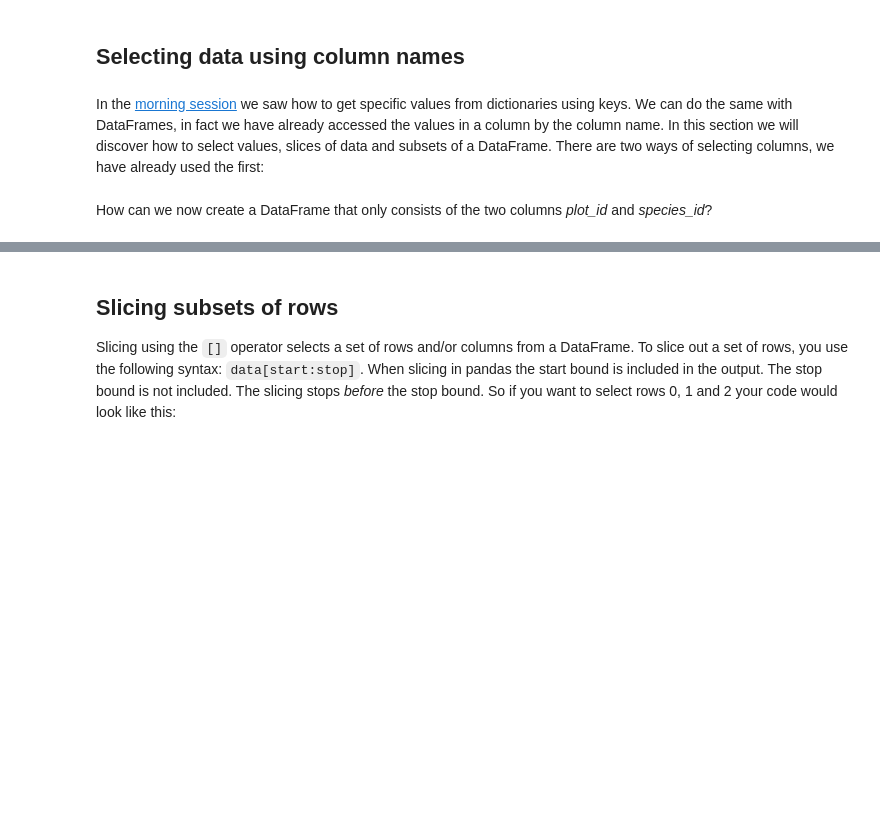
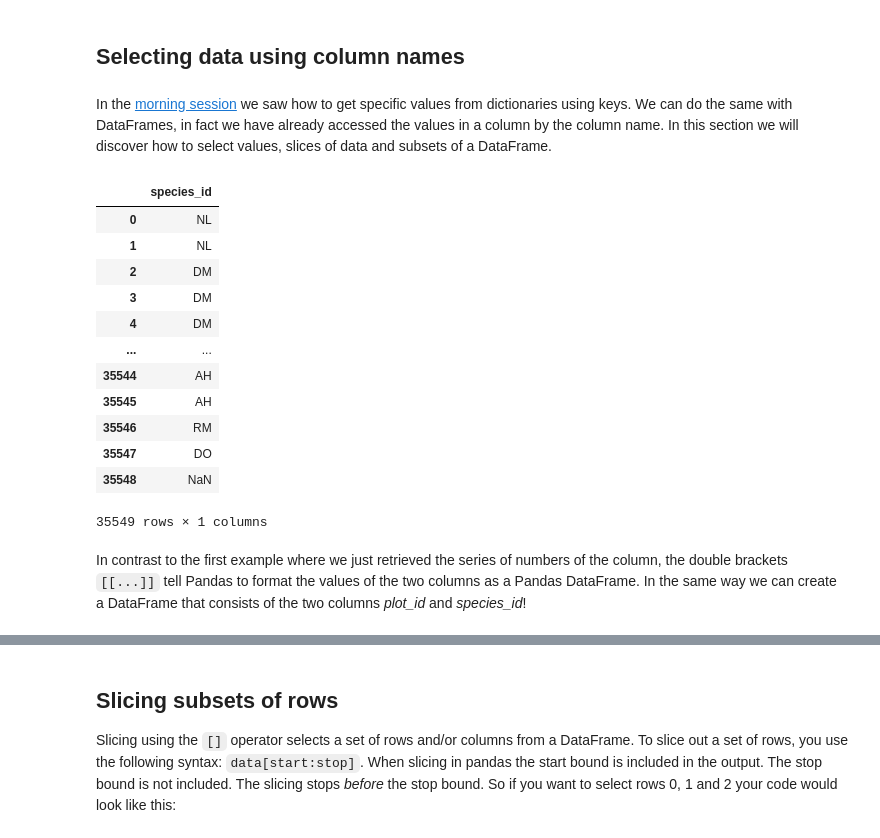
Before and after one commit to UtrechtUniversity/workshop-introduction-to-python, a Jupyter notebook: book/data-science-with-pandas-2.ipynb, the cells around one changed output, grey strips where cells are left out. Saved outputs shown, nothing was run; the diff lists cells and outputs as text; code cells hidden in the pictures; blank space fills up the shorter version.

```diff
--- a/book/data-science-with-pandas-2.ipynb
+++ b/book/data-science-with-pandas-2.ipynb
@@ -30,6 +52,19 @@ surveys_df['weight'].count()
 ## Selecting data using column names
 # %% [markdown]
 In the [morning session](Introduction_to_python_3.ipynb) we saw how to get specific values from dictionaries using keys. We can do the same with DataFrames, in fact we have already accessed the values in a column by the column name. In this section we will discover how to select values, slices of data and subsets of a DataFrame.
-There are two ways of selecting columns, we have already used the first:
 # %%
-surveys_df['species_id']
+surveys_df[['species_id']]
+# %% [output]
+|  | species_id |
+| 0 | NL |
+| 1 | NL |
+| 2 | DM |
+| 3 | DM |
+| 4 | DM |
+| ... | ... |
+| 35544 | AH |
+| 35545 | AH |
+| 35546 | RM |
+| 35547 | DO |
+| 35548 | NaN |
+35549 rows × 1 columns
@@ -38,4 +71,5 @@ surveys_df.species_id
 # %% [markdown]
-How can we now create a DataFrame that only consists of the two columns *plot_id* and *species_id*?
+In contrast to the first example where we just retrieved the series of numbers of the column, the double brackets `[[...]]` tell Pandas to format the values of the two columns as a Pandas DataFrame.
+In the same way we can create a DataFrame that consists of the two columns *plot_id* and *species_id*!
 # %%
 surveys_df[['plot_id', 'species_id']]
```
Also changed, not shown: parts of 22 cells of this notebook.
